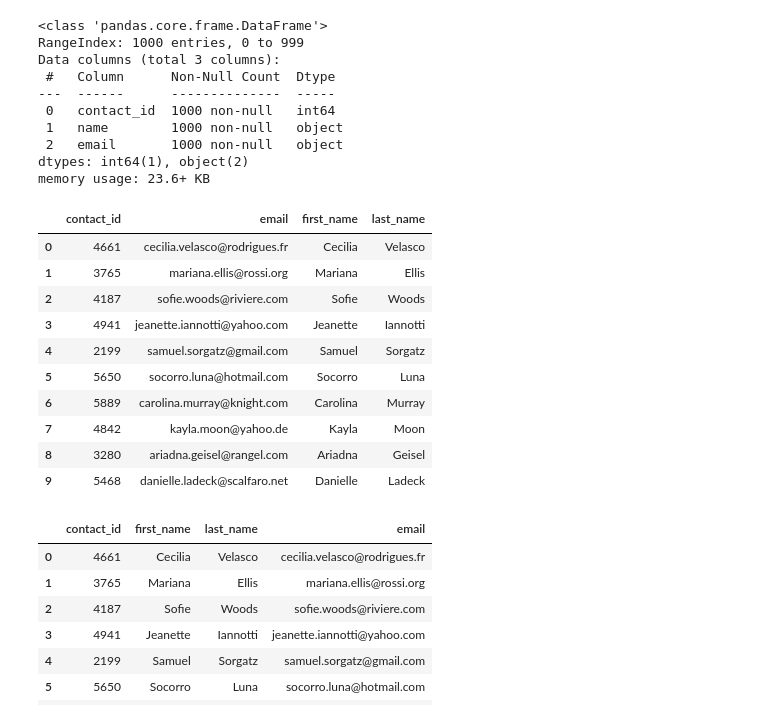
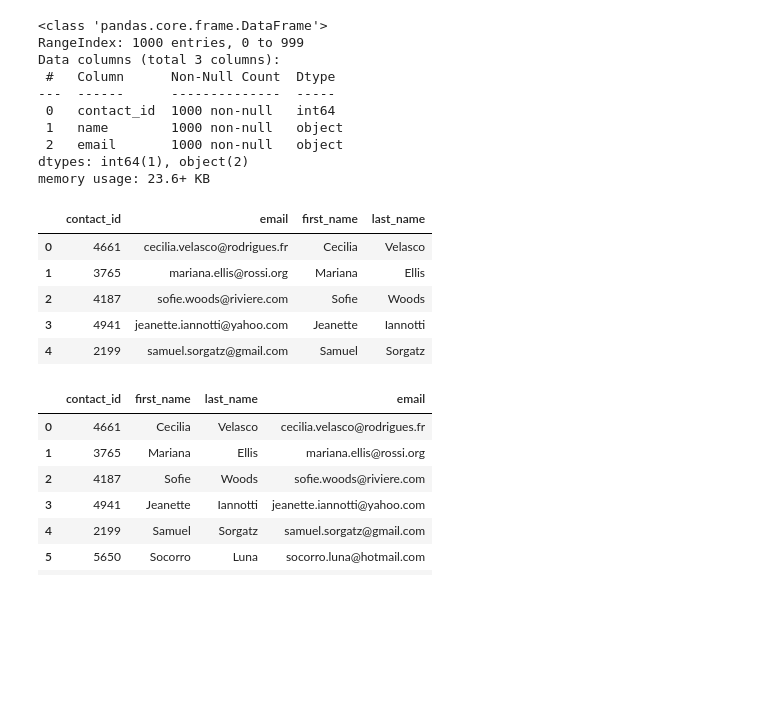
Before and after one commit to cisnerosjp/Crowdfunding_ETL, a Jupyter notebook: ETL_Mini_Project_Starter_Code.ipynb, the cells around one changed output. Drawn from its saved outputs; the diff is of its cells as text; code cells hidden in the pictures; blank space fills up the shorter version.

Commit message:
working on contacts df

```diff
--- a/ETL_Mini_Project_Starter_Code.ipynb
+++ b/ETL_Mini_Project_Starter_Code.ipynb
@@ -270,7 +270,7 @@ campaign_clean_df.to_csv("Resources/campaign.csv", index=False)
 ### Extract the contacts.xlsx Data.
 # %%
 # Read the data into a Pandas DataFrame. Use the `header=2` parameter when reading in the data.
-contact_info_df = pd.read_excel('Resources/contacts.xlsx', header=2)
+contact_info_df = pd.read_excel('Resources/contacts.xlsx', header=3)
 contact_info_df.head()
 # %% [output]
 |  | contact_info |
@@ -296,6 +296,11 @@ Then export the DataFrame as a `contacts.csv` CSV file.
 import json
 dict_values = []
 
+for i, row in contact_info_df.iterrows():
+    data = row["contact_info"]
+    jsonData = json.loads(data)
+    row_values = [p for q, p in jsonData.items()]
+    dict_values.append(row_values)
 
 # Print out the list of values for each row.
 print(dict_values)
@@ -304,6 +309,10 @@ print(dict_values)
 # %%
 # Create a contact_info DataFrame and add each list of values, i.e., each row
 # to the 'contact_id', 'name', 'email' columns.
+
+contact_info_df = pd.DataFrame(dict_values, columns = ["contact_id",'name','email'])
+
+contact_info_df.head(6)
 # %% [output]
 |  | contact_id | name | email |
 | 0 | 4661 | Cecilia Velasco | cecilia.velasco@rodrigues.fr |
@@ -325,22 +336,21 @@ Data columns (total 3 columns):
 dtypes: int64(1), object(2)
 memory usage: 23.6+ KB
 # %%
-# Create a "first"name" and "last_name" column with the first and last names from the "name" column.
-
+# Create a "first_name" and "last_name" column with the first and last names from the "name" column.
+contact_info_df[["first_name","last_name"]] = contact_info_df["name"].str.split(' ' , expand=True)
 
 # Drop the contact_name column
+
+contact_info_clean_df = contact_info_df.drop(columns = ['name'])
+
+contact_info_clean_df.head()
 # %% [output]
 |  | contact_id | email | first_name | last_name |
 | 0 | 4661 | cecilia.velasco@rodrigues.fr | Cecilia | Velasco |
 | 1 | 3765 | mariana.ellis@rossi.org | Mariana | Ellis |
 | 2 | 4187 | sofie.woods@riviere.com | Sofie | Woods |
 | 3 | 4941 | jeanette.iannotti@yahoo.com | Jeanette | Iannotti |
 | 4 | 2199 | samuel.sorgatz@gmail.com | Samuel | Sorgatz |
-| 5 | 5650 | socorro.luna@hotmail.com | Socorro | Luna |
-| 6 | 5889 | carolina.murray@knight.com | Carolina | Murray |
-| 7 | 4842 | kayla.moon@yahoo.de | Kayla | Moon |
-| 8 | 3280 | ariadna.geisel@rangel.com | Ariadna | Geisel |
-| 9 | 5468 | danielle.ladeck@scalfaro.net | Danielle | Ladeck |
 # %%
 # Reorder the columns
 # %% [output]
```
Also changed, not shown: parts of 2 cells of this notebook.
